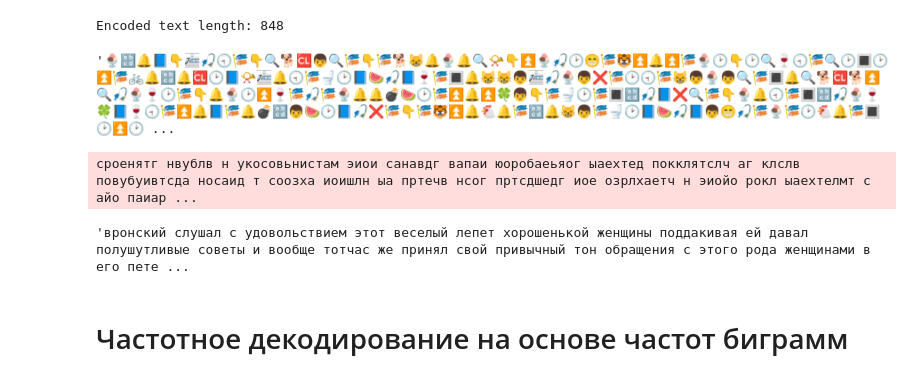
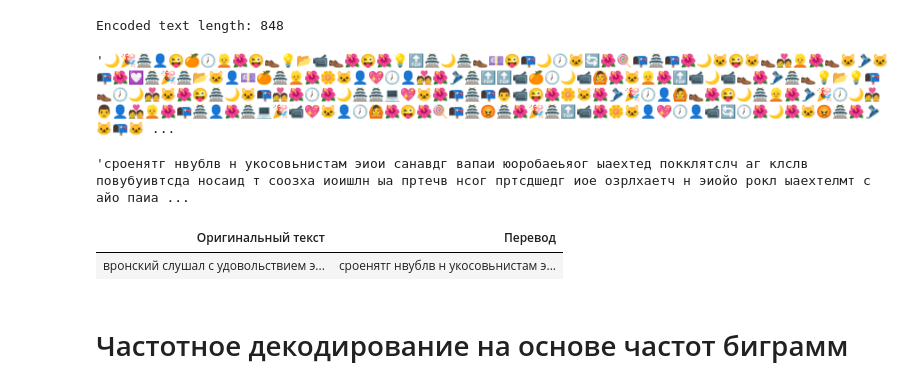
Before and after one commit to KernelA/made-adv-ml-hw3, a Jupyter notebook: decrypt.ipynb, the cells around one changed output. Drawn from its saved outputs; the diff is of its cells as text; code cells hidden in the pictures.

```diff
--- a/decrypt.ipynb
+++ b/decrypt.ipynb
@@ -39,24 +39,37 @@ vocab = set(unigram_stat._ngram_proba.keys())
+# %%
+original_vocab = set(RUSSIAN_LETTERS)
+original_vocab.add(" ")
+emodji_vocab = list(get_emoji_vocab())
+
+symmetric_key = LetterPermutation(original_vocab, set(random.sample(emodji_vocab, k=len(original_vocab))))
+
+permutations = list(range(len(symmetric_key)))
+random.shuffle(permutations)
+symmetric_key.permute(permutations)
+del permutations
 # %% [markdown]
 # Частотное декодирование на основе частот отдельных симовлов
 # %%
 test_text = "Вронский слушал с удовольствием этот веселый лепет хорошенькой женщины, поддакивая ей, давал полушутливые советы и вообще тотчас же принял свой привычный тон обращения с этого рода женщинами. В его петербургском мире все люди разделялись на два совершенно противоположные сорта. Один низший сорт: пошлые, глупые и, главное, смешные люди, которые веруют в то, что одному мужу надо жить с одною женой, с которою он обвенчан, что девушке надо быть невинною, женщине стыдливою, мужчине мужественным, воздержным и твердым, что надо воспитывать детей, зарабатывать свой хлеб, платить долги, — и разные тому подобные глупости. Это был сорт людей старомодных и смешных. Но был другой сорт людей, настоящих, к которому они все принадлежали, в котором надо быть, главное, элегантным, красивым, великодушным, смелым, веселым, отдаваться всякой страсти не краснея и над всем остальным смеяться."
 # %%
-encoded_text, original_processed = encode_text(test_text, vocab, n_gram=1)
+encoded_text, original_processed = encode_text(test_text, symmetric_key, n_gram=n_gram)
 # %% [output]
 Encoded text length: 848
 # %%
 encoded_text
 # %% [output]
-'🍨🔡🔔📘👇🚈🎣🕣🎏👇🔍🐕🆑👦🔍🎏👇🎏🐕😸🔔🍨🔔🔍📯👇⏫🍨🎣🕑😁🎏🐯⏫🔔⏫🎏🍨🕑👇🕑🔍🍷🕣🎏🔍🕑🔳🕑⏫🎏🚲🔔🔡🔔🆑🕑📘📯🚈🔔🕣🎏🚽🕑📘🍉🎣📘🍷🎏🔳🔔😸😸👦🚈🎣🍨👦❌🎏🕑🕣🎏😸👦🍨👦🔍🎏🔳🔔🔍🐕🆑🐕⏫🔍🎣🍨🍷🕑🎏👇🔔🍨🕑⏫🍷🎏🎣🎏🍨🔔🔔💣🍉🕑🎏⏫🔔⏫🍀👦👇🎏🚽🕑🎏🔳🔡🎣📘❌🔍🎏👇🍨🔔🕣🎏🔳🔡🎣🍨🍷🍀📘🍷🕣🎏⏫🔔📘🎏🔔💣🔡👦🍉🕑📘🎣❌🎏👇🎏🐯⏫🔔🐔🔔🎏🔡🔔😸👦🎏🚽🕑📘🍉🎣📘👦😁🎣🎏🍨🎏🕑🐔🔔🎏🔳🕑⏫🕑 ...
+'🌙🎉🏯👤😜🍊🕖👱🌺😜👞💡📂📹👞🌺😜🌺💡🔝🏯🌙🏯👞💷😜📭🌙🕖🐱🔄🌺🍭📭🏯📭🌺🌙🐱😜🐱👞💑👱🌺👞🐱🎿🐱📭🌺💟🏯🎉🏯📂🐱👤💷🍊🏯👱🌺🌼🐱👤💖🕖👤💑🌺🎿🏯🔝🔝📹🍊🕖🌙📹🙆🌺🐱👱🌺🔝📹🌙📹👞🌺🎿🏯👞💡📂💡📭👞🕖🌙💑🐱🌺😜🏯🌙🐱📭💑🌺🕖🌺🌙🏯🏯💻💖🐱🌺📭🏯📭👨📹😜🌺🌼🐱🌺🎿🎉🕖👤🙆👞🌺😜🌙🏯👱🌺🎿🎉🕖🌙💑👨👤💑👱🌺📭🏯👤🌺🏯💻🎉📹💖🐱👤🕖🙆🌺😜🌺🍭📭🏯😡🏯🌺🎉🏯🔝📹🌺🌼🐱👤💖🕖👤📹🔄🕖🌺🌙🌺🐱😡🏯🌺🎿🐱📭🐱 ...
 # %%
-for serach_res in decode_text(encoded_text, unigram_stat, n_gram, beam_search_width=10):
-    print(serach_res.phrase)
+decoding_proposals = decode_text(encoded_text, unigram_stat, n_gram, beam_search_width=10)
-# %% [output]
-сроенятг нвублв н укосовьнистам эиои санавдг вапаи юоробаеьяог ыаехтед покклятслч аг клслв повубуивтсда носаид т соозха иоишлн ыа пртечв нсог пртсдшедг иое озрлхаетч н эиойо рокл ыаехтелмт с айо паиар ...
-# %%
-original_processed
-# %% [output]
-'вронский слушал с удовольствием этот веселый лепет хорошенькой женщины поддакивая ей давал полушутливые советы и вообще тотчас же принял свой привычный тон обращения с этого рода женщинами в его пете ...
+# %%
+decoding_proposals[0].phrase
+# %% [output]
+'сроенятг нвублв н укосовьнистам эиои санавдг вапаи юоробаеьяог ыаехтед покклятслч аг клслв повубуивтсда носаид т соозха иоишлн ыа пртечв нсог пртсдшедг иое озрлхаетч н эиойо рокл ыаехтелмт с айо паиа ...
+# %%
+display(HTML(tabulate([[original_processed, decoding_proposals[0].phrase]], headers=["Оригинальный текст", "Перевод"], stralign="left",  tablefmt='html')))
+# %% [output]
+| Оригинальный текст | Перевод |
+| вронский слушал с удовольствием э... | сроенятг нвублв н укосовьнистам э... |
 # %% [markdown]
 # Частотное декодирование на основе частот биграмм
 # %%
```
Also changed, not shown: parts of 26 cells of this notebook, 5 other files.
